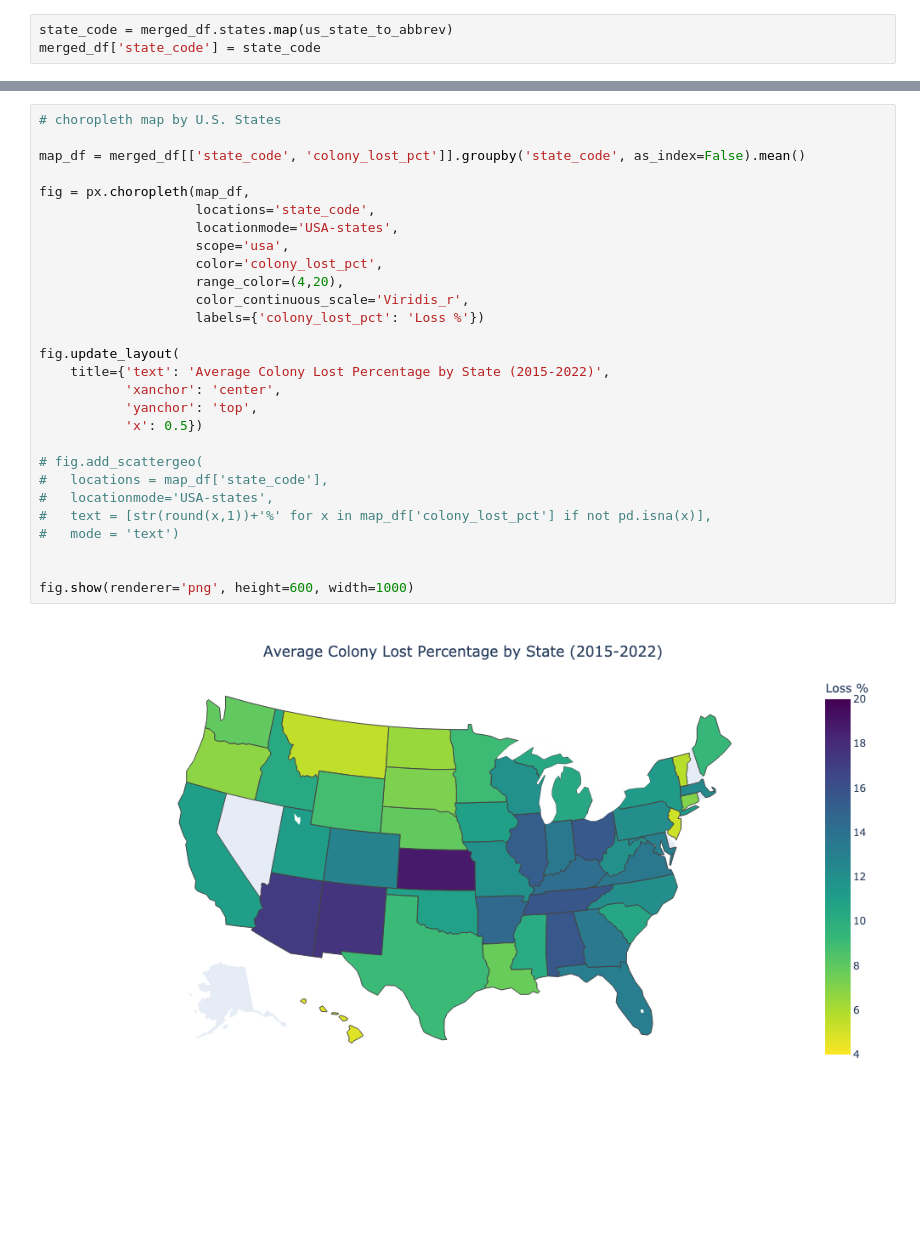
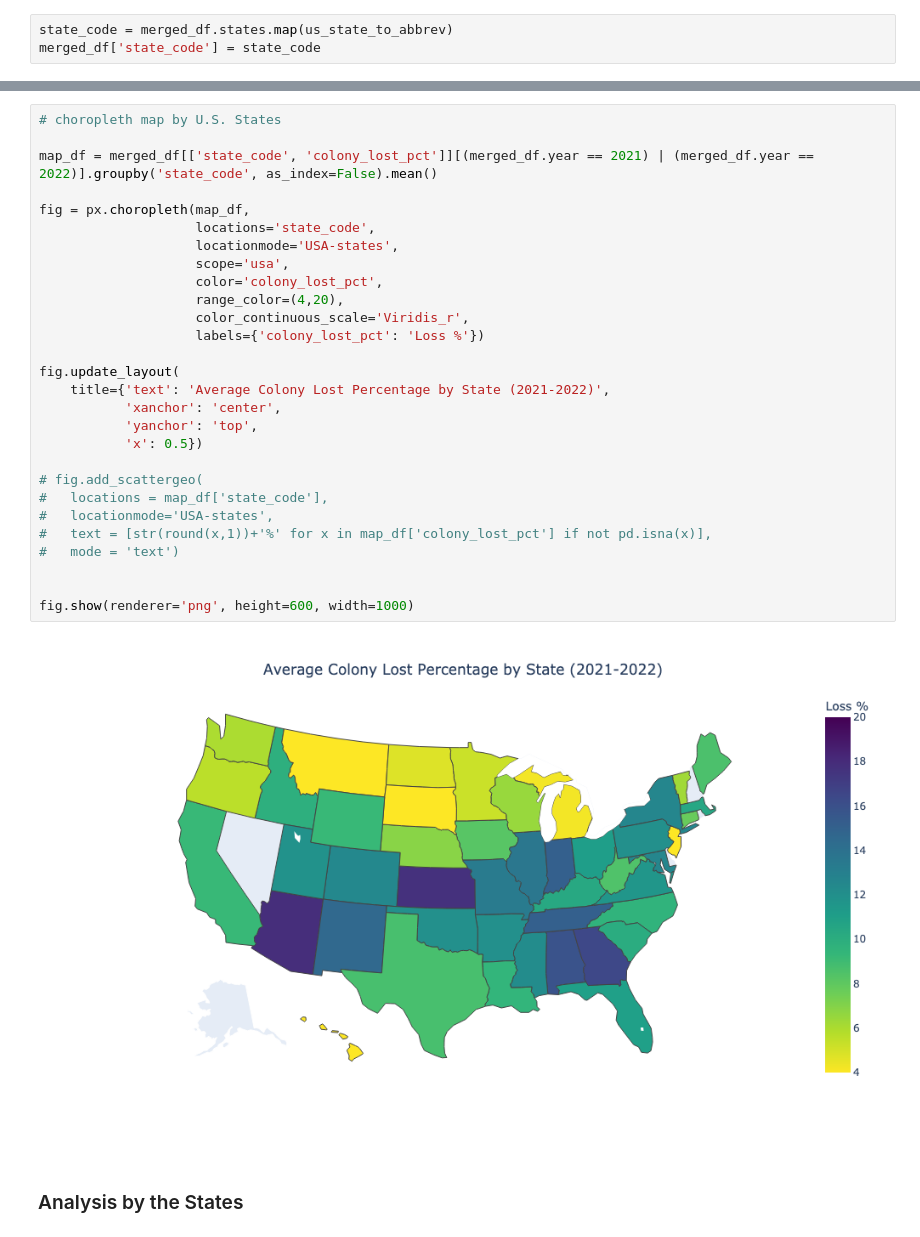
Before and after one commit to junnpp/bee-colony-loss, a Jupyter notebook: eda.ipynb, the cells around one changed output, grey strips where cells are left out. Saved outputs shown, nothing was run; the diff lists cells and outputs as text; blank space fills up the shorter version.

```diff
--- a/eda.ipynb
+++ b/eda.ipynb
@@ -519,31 +645,33 @@ map_df.sort_values('colony_lost_pct', ascending=False)
 # %%
 # choropleth map by U.S. States
 
-map_df = merged_df[['state_code', 'colony_lost_pct']].groupby('state_code', as_index=False).mean()
+map_df = merged_df[['state_code', 'colony_lost_pct']][(merged_df.year == 2021) | (merged_df.year == 2022)].groupby('state_code', as_index=False).mean()
 
 fig = px.choropleth(map_df,
                     locations='state_code',
                     locationmode='USA-states',
                     scope='usa',
                     color='colony_lost_pct',
                     range_color=(4,20),
                     color_continuous_scale='Viridis_r',
                     labels={'colony_lost_pct': 'Loss %'})
 
 fig.update_layout(
-    title={'text': 'Average Colony Lost Percentage by State (2015-2022)',
+    title={'text': 'Average Colony Lost Percentage by State (2021-2022)',
            'xanchor': 'center',
            'yanchor': 'top',
            'x': 0.5})
 
 # fig.add_scattergeo(
 #   locations = map_df['state_code'],
 #   locationmode='USA-states',
 #   text = [str(round(x,1))+'%' for x in map_df['colony_lost_pct'] if not pd.isna(x)],
 #   mode = 'text')
 
 
 fig.show(renderer='png', height=600, width=1000)
 # %% [output]
-[figure, old version]
+[figure, new version]
+# %% [markdown]
+### Analysis by the States
 # %%
```
Also changed, not shown: parts of 40 cells of this notebook, 1 other file.
